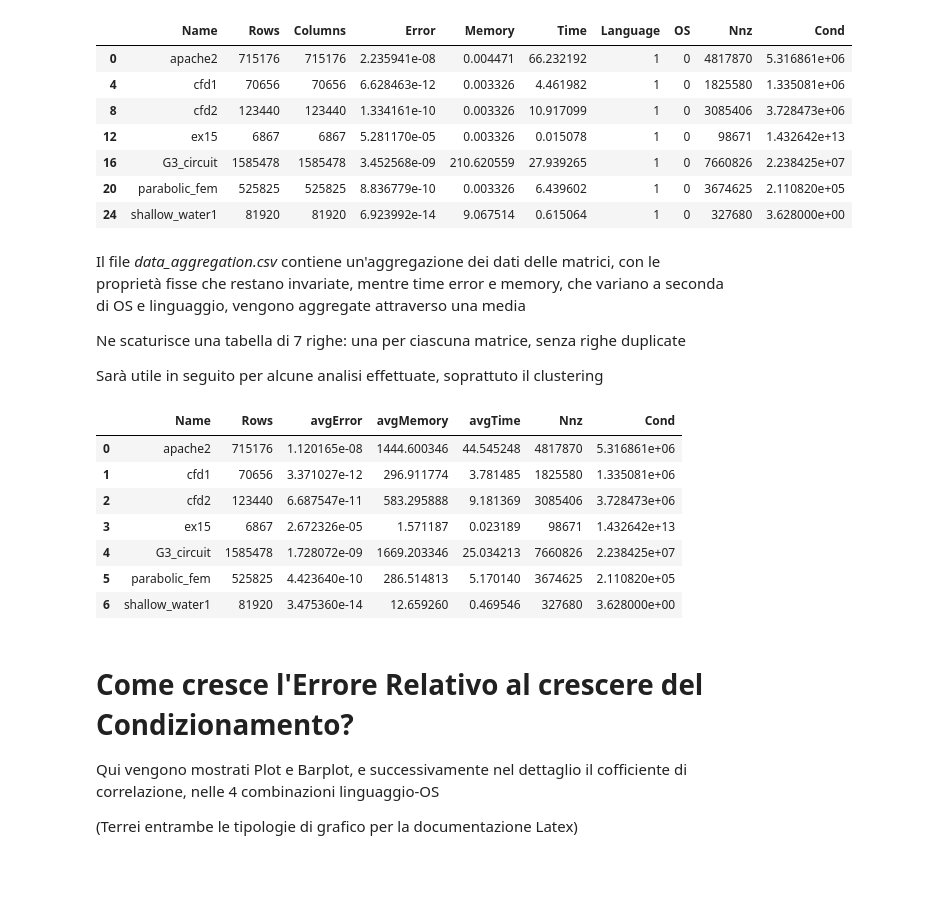
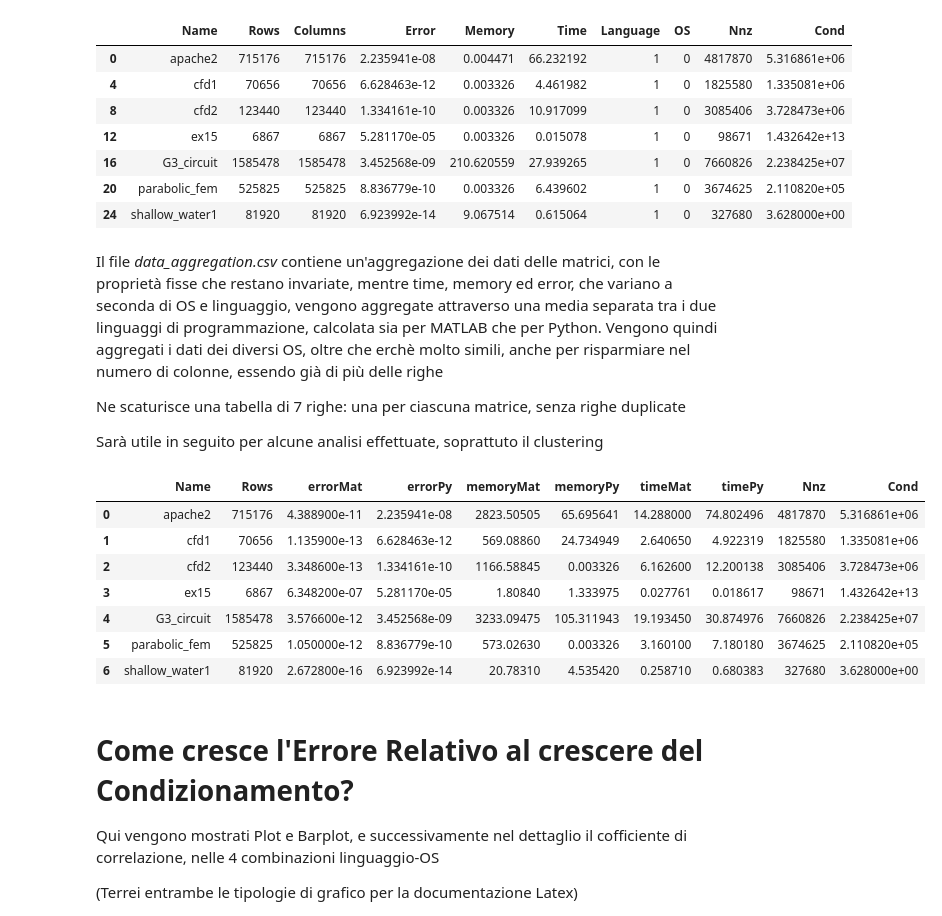
Before and after one commit to simonebenitozzi/cholesky-analysis, a Jupyter notebook: Analysis/resources/additional_analysis.ipynb, the cells around one changed output. Drawn from its saved outputs; the diff is of its cells as text; code cells hidden in the pictures; blank space fills up the shorter version.

```diff
--- a/Analysis/resources/additional_analysis.ipynb
+++ b/Analysis/resources/additional_analysis.ipynb
@@ -113,7 +113,7 @@ unique_data
 | 20 | parabolic_fem | 525825 | 525825 | 8.836779e-10 | 0.003326 | 6.439602 | 1 | 0 | 3674625 | 2.110820e+05 |
 | 24 | shallow_water1 | 81920 | 81920 | 6.923992e-14 | 9.067514 | 0.615064 | 1 | 0 | 327680 | 3.628000e+00 |
 # %% [markdown]
-Il file *data_aggregation.csv* contiene un'aggregazione dei dati delle matrici, con le proprietà fisse che restano invariate, mentre time error e memory, che variano a seconda di OS e linguaggio, vengono aggregate attraverso una media
+Il file *data_aggregation.csv* contiene un'aggregazione dei dati delle matrici, con le proprietà fisse che restano invariate, mentre time, memory ed error, che variano a seconda di OS e linguaggio, vengono aggregate attraverso una media separata tra i due linguaggi di programmazione, calcolata sia per MATLAB che per Python. Vengono quindi aggregati i dati dei diversi OS, oltre che erchè molto simili, anche per risparmiare nel numero di colonne, essendo già di più delle righe
 
 Ne scaturisce una tabella di 7 righe: una per ciascuna matrice, senza righe duplicate
 
@@ -121,27 +121,39 @@ Sarà utile in seguito per alcune analisi effettuate, soprattuto il clustering
 # %%
 data = pd.read_csv("data.csv")
 unique_data = data.drop_duplicates(subset='Name', keep="first")
 matrix_names = unique_data.Name.tolist()
-agg_data = pd.DataFrame(columns=["Name", "Rows", "avgError", "avgMemory", "avgTime", "Nnz", "Cond"])
+agg_data = pd.DataFrame(columns=["Name", "Rows", "errorMat", "errorPy", "memoryMat", "memoryPy", "timeMat", "timePy", "Nnz", "Cond"])
 
 for i in range(len(matrix_names)):
-    name = unique_data.iloc[i].Name
-    sub_data = data[data.Name == name]
-    sub_data
-    agg_data.loc[i] = [unique_data.iloc[i].Name, unique_data.iloc[i].Rows, sub_data["Error"].mean(), sub_data["Memory"].mean(),
-                        sub_data["Time"].mean(), unique_data.iloc[i].Nnz, unique_data.iloc[i].Cond]
+    name = unique_data.iloc[i].Name     # name of the i-th matrix
+    #sub_data = data[data.Name == name]  # df of 4 rows for the current matrix
+
+    sub_data_mat = data[(data.Name == name) & (data.Language == 0)]     # df of 2 rows for the current matrix in MATLAB
+    sub_data_py = data[(data.Name == name) & (data.Language == 1)]      # df of 2 rows for the current matrix in Python
+
+    error_mat = sub_data_mat["Error"].mean()      # error average just for MATLAB
+    error_py = sub_data_py["Error"].mean()        # error average just for Python
+
+    memory_mat = sub_data_mat["Memory"].mean()      # memory average just for MATLAB
+    memory_py = sub_data_py["Memory"].mean()        # memory average just for Python
+
+    time_mat = sub_data_mat["Time"].mean()      # time average just for MATLAB
+    time_py = sub_data_py["Time"].mean()        # time average just for Python
+
+    agg_data.loc[i] = [unique_data.iloc[i].Name, unique_data.iloc[i].Rows, error_mat, error_py, memory_mat, memory_py,
+                        time_mat, time_py, unique_data.iloc[i].Nnz, unique_data.iloc[i].Cond]
 
 agg_data.to_csv("data_aggregation.csv", index=False)
 agg_data
 # %% [output]
-|  | Name | Rows | avgError | avgMemory | avgTime | Nnz | Cond |
-| 0 | apache2 | 715176 | 1.120165e-08 | 1444.600346 | 44.545248 | 4817870 | 5.316861e+06 |
-| 1 | cfd1 | 70656 | 3.371027e-12 | 296.911774 | 3.781485 | 1825580 | 1.335081e+06 |
-| 2 | cfd2 | 123440 | 6.687547e-11 | 583.295888 | 9.181369 | 3085406 | 3.728473e+06 |
-| 3 | ex15 | 6867 | 2.672326e-05 | 1.571187 | 0.023189 | 98671 | 1.432642e+13 |
-| 4 | G3_circuit | 1585478 | 1.728072e-09 | 1669.203346 | 25.034213 | 7660826 | 2.238425e+07 |
-| 5 | parabolic_fem | 525825 | 4.423640e-10 | 286.514813 | 5.170140 | 3674625 | 2.110820e+05 |
-| 6 | shallow_water1 | 81920 | 3.475360e-14 | 12.659260 | 0.469546 | 327680 | 3.628000e+00 |
+|  | Name | Rows | errorMat | errorPy | memoryMat | memoryPy | timeMat | timePy | Nnz | Cond |
+| 0 | apache2 | 715176 | 4.388900e-11 | 2.235941e-08 | 2823.50505 | 65.695641 | 14.288000 | 74.802496 | 4817870 | 5.316861e+06 |
+| 1 | cfd1 | 70656 | 1.135900e-13 | 6.628463e-12 | 569.08860 | 24.734949 | 2.640650 | 4.922319 | 1825580 | 1.335081e+06 |
+| 2 | cfd2 | 123440 | 3.348600e-13 | 1.334161e-10 | 1166.58845 | 0.003326 | 6.162600 | 12.200138 | 3085406 | 3.728473e+06 |
+| 3 | ex15 | 6867 | 6.348200e-07 | 5.281170e-05 | 1.80840 | 1.333975 | 0.027761 | 0.018617 | 98671 | 1.432642e+13 |
+| 4 | G3_circuit | 1585478 | 3.576600e-12 | 3.452568e-09 | 3233.09475 | 105.311943 | 19.193450 | 30.874976 | 7660826 | 2.238425e+07 |
+| 5 | parabolic_fem | 525825 | 1.050000e-12 | 8.836779e-10 | 573.02630 | 0.003326 | 3.160100 | 7.180180 | 3674625 | 2.110820e+05 |
+| 6 | shallow_water1 | 81920 | 2.672800e-16 | 6.923992e-14 | 20.78310 | 4.535420 | 0.258710 | 0.680383 | 327680 | 3.628000e+00 |
 # %% [markdown]
 # Come cresce l'Errore Relativo al crescere del Condizionamento?
 
```
Also changed, not shown: parts of 12 cells of this notebook, 2 other files.
